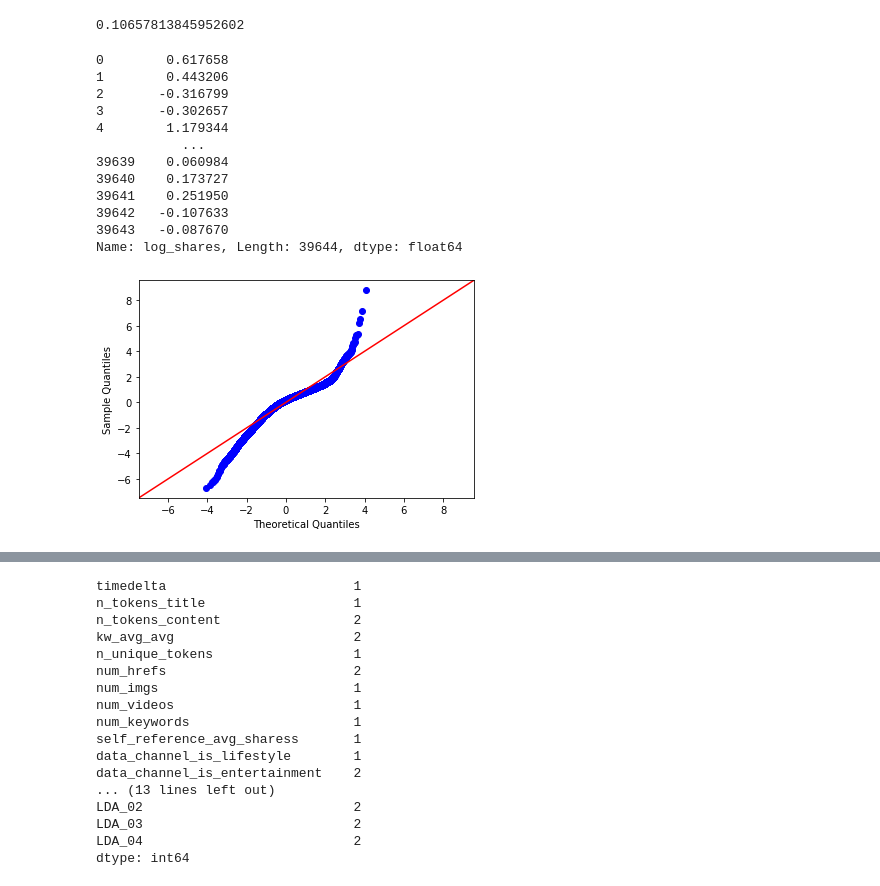
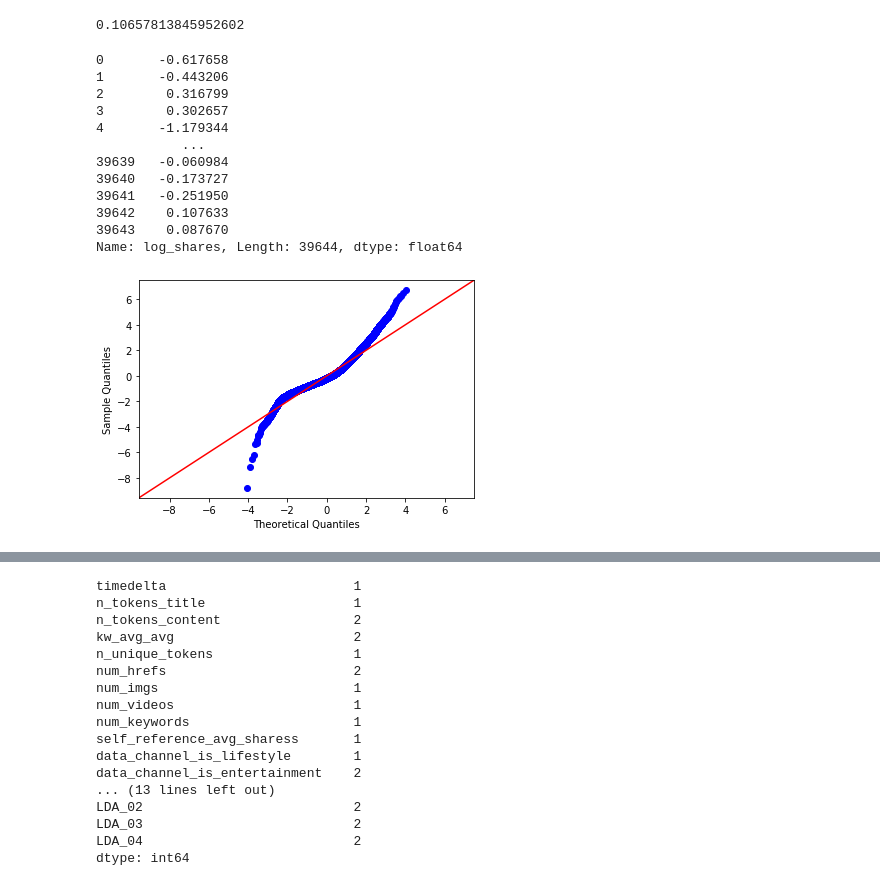
Before and after one commit to aroayeo/Predicting-Online-News-Popularity, a Jupyter notebook: Mo Notebook.ipynb, the cells around one changed output, grey strips where cells are left out. Cells and saved outputs as stored; diff of their text form; code cells hidden in the pictures.

```diff
--- a/Mo Notebook.ipynb
+++ b/Mo Notebook.ipynb
@@ -46,24 +46,24 @@ import statsmodels.api as sm
 import scipy.stats as stats
 # %%
 y_preds = model.predict(X)
-residuals = y_preds - y
-residuals
+res = residuals(model, X, y)
+res
 # %% [output]
-0        0.617658
-1        0.443206
-2       -0.316799
-3       -0.302657
-4        1.179344
+0       -0.617658
+1       -0.443206
+2        0.316799
+3        0.302657
+4       -1.179344
            ...
-39639    0.060984
-39640    0.173727
-39641    0.251950
-39642   -0.107633
-39643   -0.087670
+39639   -0.060984
+39640   -0.173727
+39641   -0.251950
+39642    0.107633
+39643    0.087670
 Name: log_shares, Length: 39644, dtype: float64
-# %%
-fig= sm.graphics.qqplot(residuals, dist=stats.norm, line='45', fit=True)
-# %% [output]
-[figure, removed]
+# %%
+qq_plot(model, X, y)
+# %% [output]
+[figure, added]
 # %%
 from statsmodels.formula.api import ols
```
Also changed, not shown: parts of 28 cells of this notebook, 1 other file.
